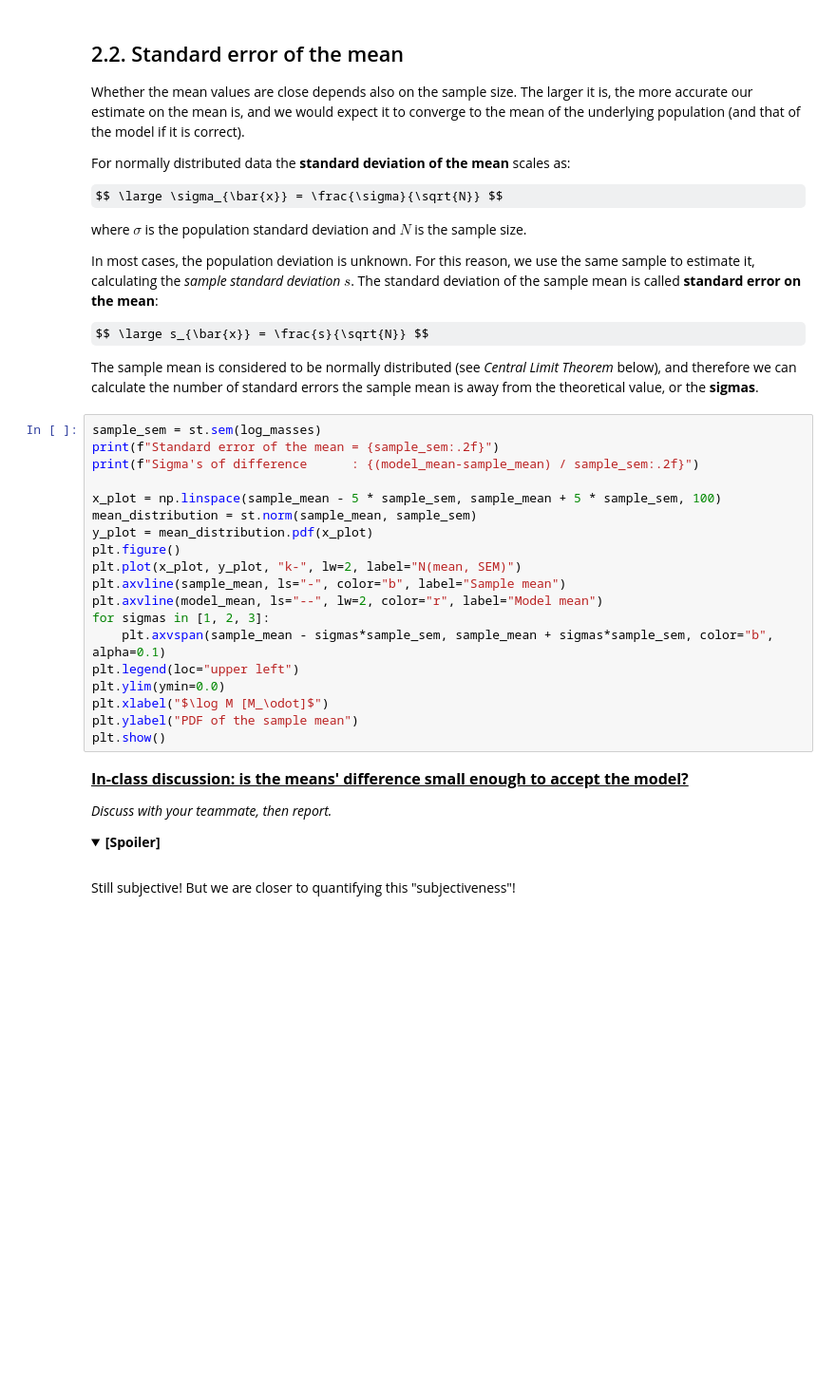
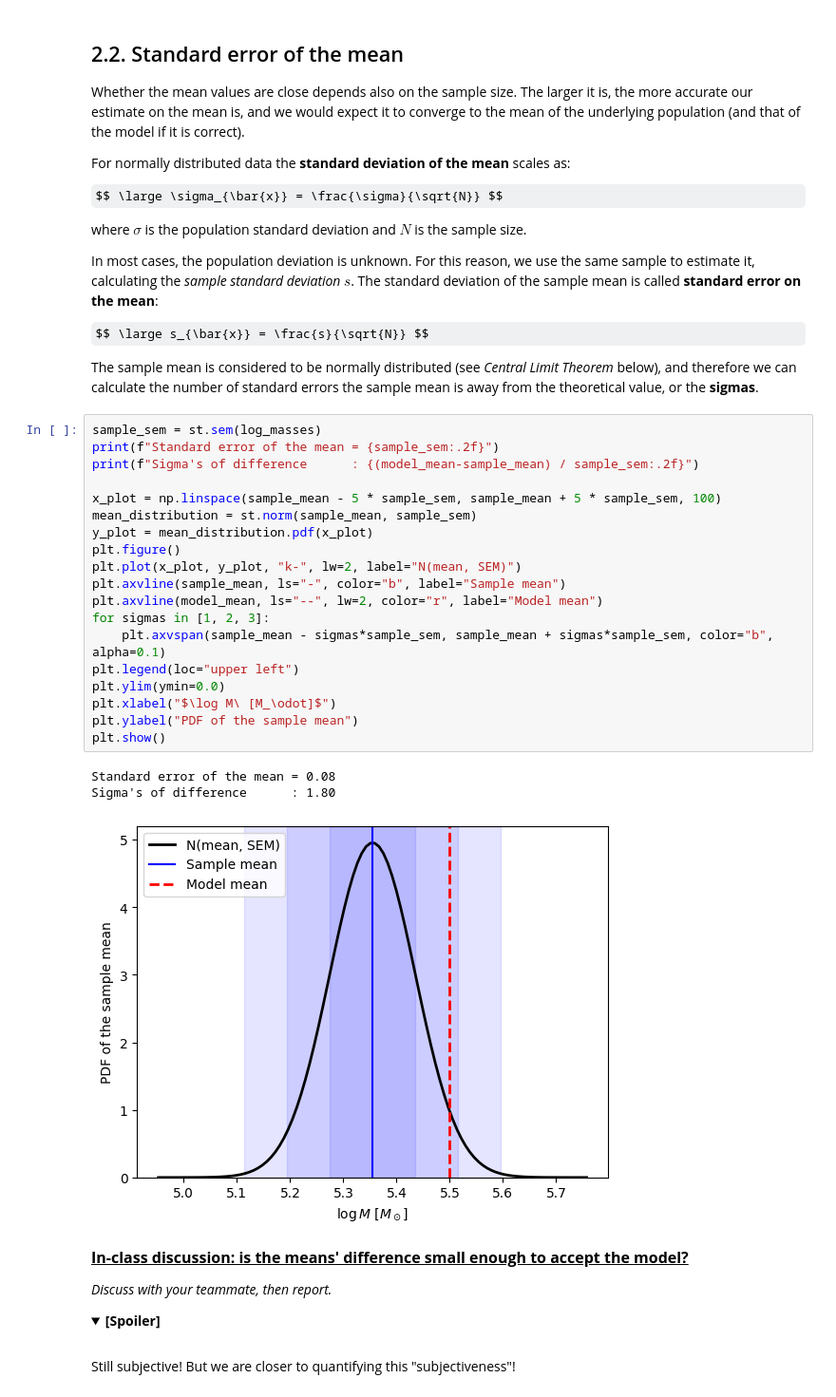
Before and after one commit to astrostatistics-in-crete/2023_summer_school, a Jupyter notebook: 03_Classical/Classical_1_AnswerKey.ipynb, the cells around one changed output. Shown at 95% size. Saved outputs shown, nothing was run; the diff lists cells and outputs as text; folded sections open; some formulas as TeX source; blank space fills up the shorter version.

```diff
--- a/03_Classical/Classical_1_AnswerKey.ipynb
+++ b/03_Classical/Classical_1_AnswerKey.ipynb
@@ -342,22 +372,26 @@ The sample mean is considered to be normally distributed (see *Central Limit The
 # %%
 sample_sem = st.sem(log_masses)
 print(f"Standard error of the mean = {sample_sem:.2f}")
 print(f"Sigma's of difference      : {(model_mean-sample_mean) / sample_sem:.2f}")
 
 x_plot = np.linspace(sample_mean - 5 * sample_sem, sample_mean + 5 * sample_sem, 100)
 mean_distribution = st.norm(sample_mean, sample_sem)
 y_plot = mean_distribution.pdf(x_plot)
 plt.figure()
 plt.plot(x_plot, y_plot, "k-", lw=2, label="N(mean, SEM)")
 plt.axvline(sample_mean, ls="-", color="b", label="Sample mean")
 plt.axvline(model_mean, ls="--", lw=2, color="r", label="Model mean")
 for sigmas in [1, 2, 3]:
     plt.axvspan(sample_mean - sigmas*sample_sem, sample_mean + sigmas*sample_sem, color="b", alpha=0.1)
 plt.legend(loc="upper left")
 plt.ylim(ymin=0.0)
-plt.xlabel("$\log M [M_\odot]$")
+plt.xlabel("$\log M\ [M_\odot]$")
 plt.ylabel("PDF of the sample mean")
 plt.show()
+# %% [output]
+Standard error of the mean = 0.08
+Sigma's of difference      : 1.80
+[figure, added]
 # %% [markdown]
 <font size=3><u>**In-class discussion: is the means' difference small enough to accept the model?**</u><font>
 
```
Also changed, not shown: parts of 27 cells of this notebook.
